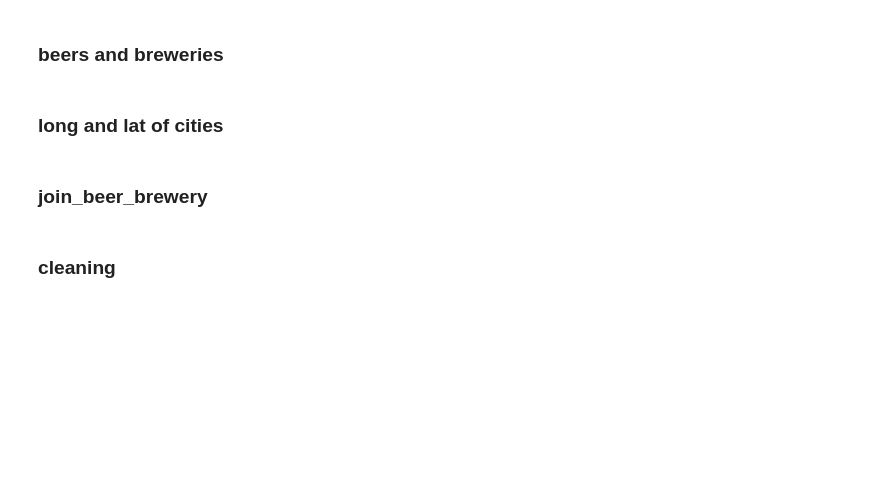
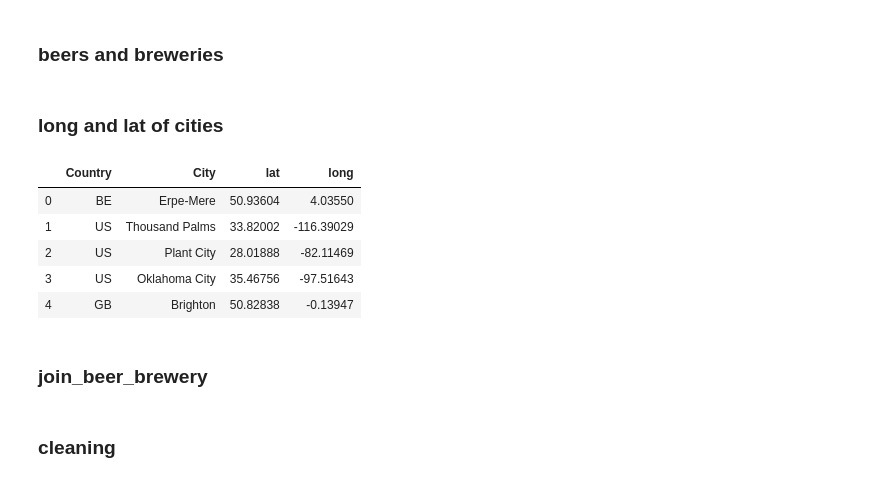
Before and after one commit to com-480-data-visualization/com-480-project-datasat, a Jupyter notebook: data_preprocessing/data_enhancement.ipynb, the cells around one changed output. Drawn from its saved outputs; the diff is of its cells as text; code cells hidden in the pictures; blank space fills up the shorter version.

```diff
--- a/data_preprocessing/data_enhancement.ipynb
+++ b/data_preprocessing/data_enhancement.ipynb
@@ -23,6 +23,15 @@ reviews = pd.read_csv (r"../data/bigData/reviews.csv")
 cities_pos_file  = r'lat_long_03-05-2020_19:21.csv'
 
 cities_pos = pd.read_csv (cities_pos_file)
+# %%
+cities_pos.head()
+# %% [output]
+|  | Country | City | lat | long |
+| 0 | BE | Erpe-Mere | 50.93604 | 4.03550 |
+| 1 | US | Thousand Palms | 33.82002 | -116.39029 |
+| 2 | US | Plant City | 28.01888 | -82.11469 |
+| 3 | US | Oklahoma City | 35.46756 | -97.51643 |
+| 4 | GB | Brighton | 50.82838 | -0.13947 |
 # %% [markdown]
 ### join_beer_brewery
 # %%
```
Also changed, not shown: parts of 22 cells of this notebook, 2 other files.
